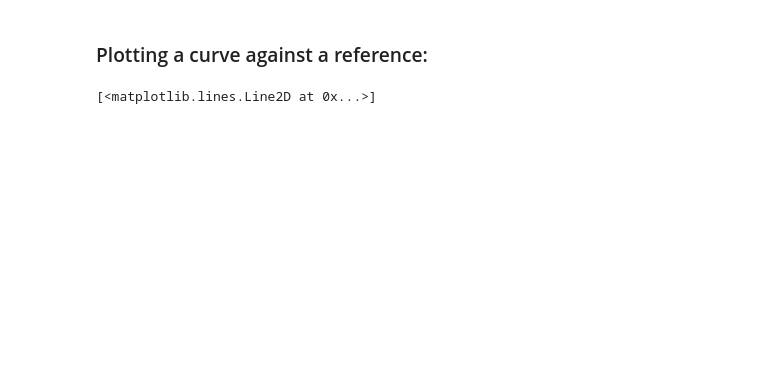
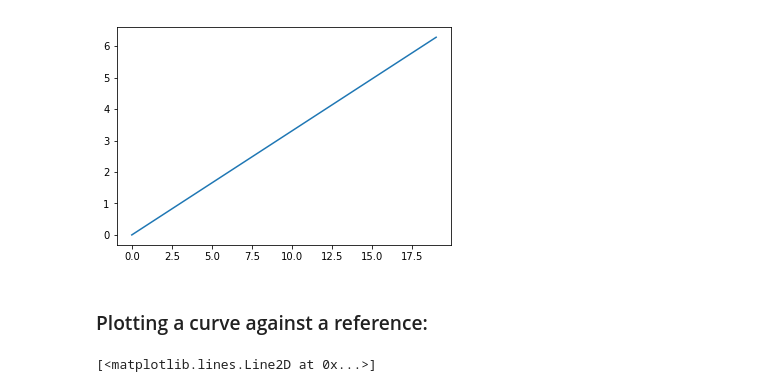
Before and after one commit to pycroscopy/CNMS_UM_2018_SPIMA, a Jupyter notebook: 04_Visualization.ipynb, the cells around one changed output. Cells and saved outputs as stored; diff of their text form; code cells hidden in the pictures; blank space fills up the shorter version.

```diff
--- a/04_Visualization.ipynb
+++ b/04_Visualization.ipynb
@@ -28,3 +32,8 @@ Shape of time_vec: (20,)
+# %%
+fig, axis = plt.subplots()
+axis.plot(time_vec);
+# %% [output]
+[figure, added]
 # %% [markdown]
 ### Plotting a curve against a reference:
 # %%
```
Also changed, not shown: parts of 15 cells of this notebook.
